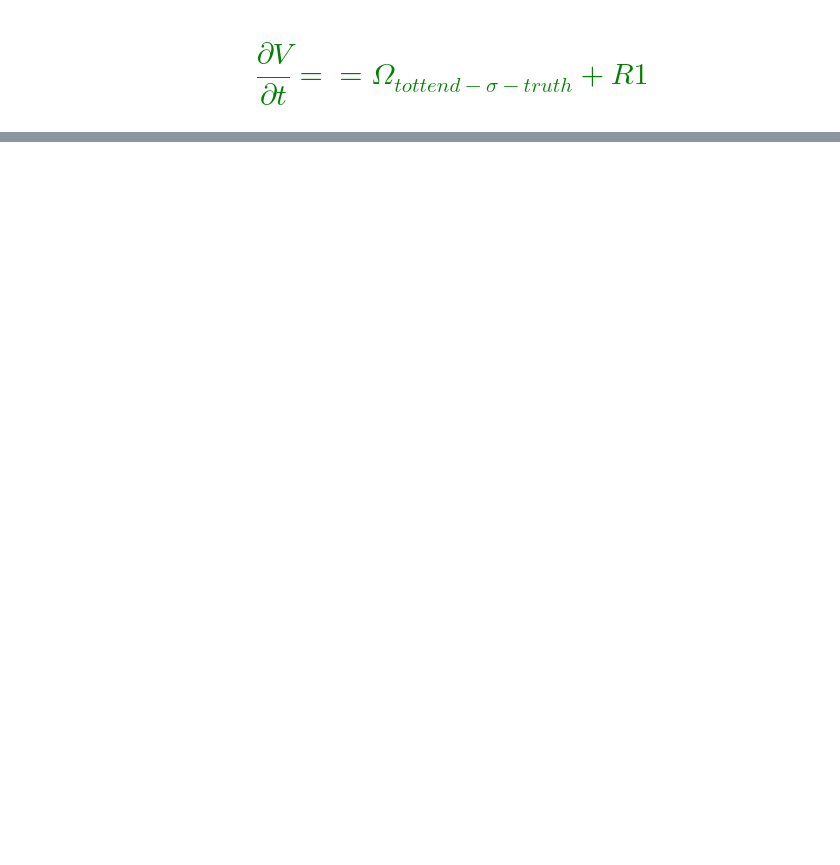
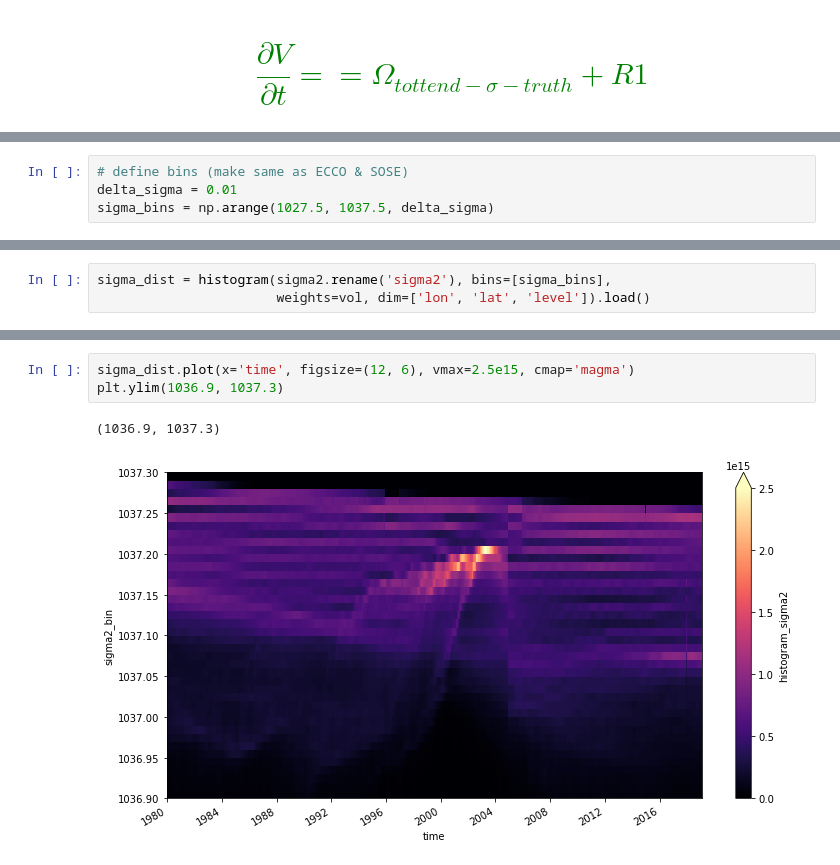
Before and after one commit to ocean-transport/WMT-project, a Jupyter notebook: GODAS/wmt-budget-sigma-space.ipynb, the cells around one changed output, grey strips where cells are left out. Drawn from its saved outputs; the diff is of its cells as text; blank space fills up the shorter version.

```diff
--- a/GODAS/wmt-budget-sigma-space.ipynb
+++ b/GODAS/wmt-budget-sigma-space.ipynb
@@ -157,0 +155,4 @@ vol = cell_coords.cell_volume_wg[:-1, :-1, :]
+# %%
+# define bins (make same as ECCO & SOSE)
+delta_sigma = 0.01
+sigma_bins = np.arange(1027.5, 1037.5, delta_sigma)
@@ -157,0 +163,3 @@ vol = cell_coords.cell_volume_wg[:-1, :-1, :]
+# %%
+sigma_dist = histogram(sigma2.rename('sigma2'), bins=[sigma_bins],
+                       weights=vol, dim=['lon', 'lat', 'level']).load()
@@ -157,0 +180,6 @@ vol = cell_coords.cell_volume_wg[:-1, :-1, :]
+# %%
+sigma_dist.plot(x='time', figsize=(12, 6), vmax=2.5e15, cmap='magma')
+plt.ylim(1036.9, 1037.3)
+# %% [output]
+(1036.9, 1037.3)
+[figure, added]
```
Also changed, not shown: parts of 63 cells of this notebook.
